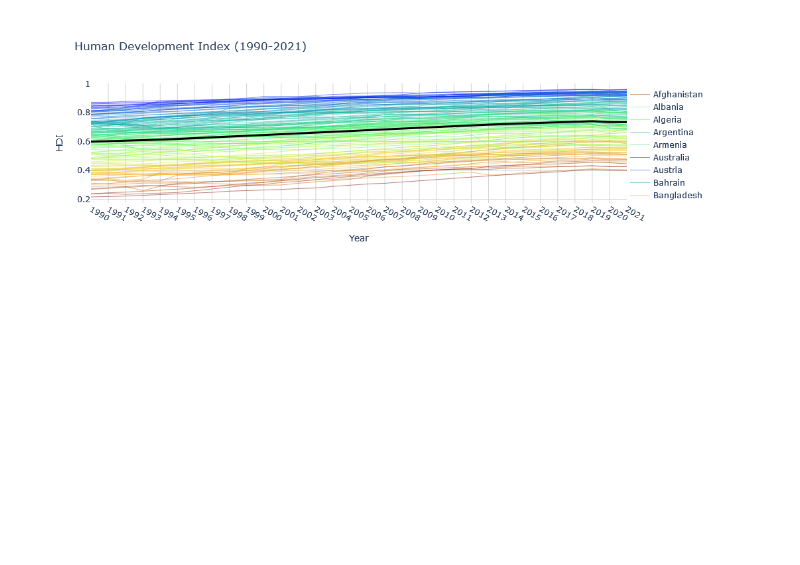
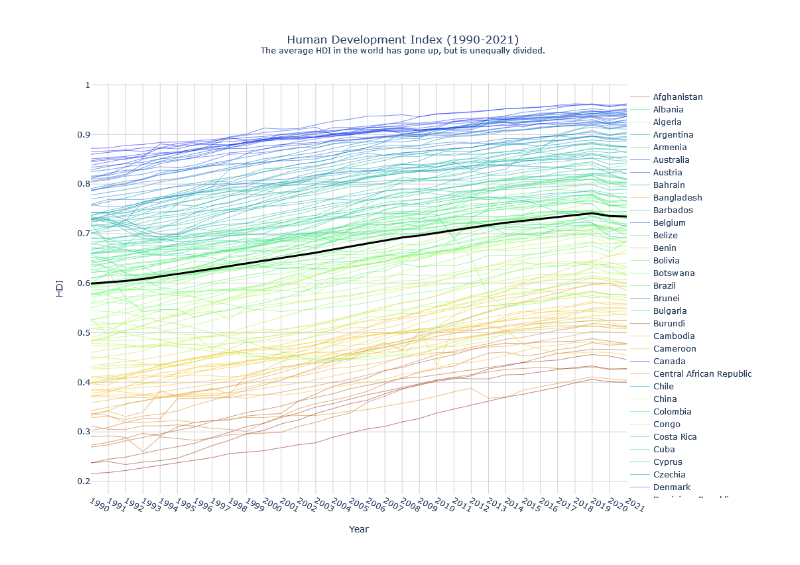
Before and after one commit to dejessias/Surveillance-Crime, a Jupyter notebook: docs/HDI.ipynb, the cells around one changed output. Cells and saved outputs as stored; diff of their text form; code cells hidden in the pictures; blank space fills up the shorter version.

```diff
--- a/docs/HDI.ipynb
+++ b/docs/HDI.ipynb
@@ -63,33 +63,39 @@ world_avg = hdi_data.iloc[:, :].mean(axis=0)
 fig.add_trace(go.Scatter(
     x=years,
     y=world_avg,
     mode='lines',
     line=dict(width=3, color='black'),
     name='World Mean'
 ))
 
 # Update layout
 fig.update_layout(
-    title='Human Development Index (1990-2021)',
     xaxis_title='Year',
     yaxis_title='HDI',
     showlegend=True,
     legend=dict(orientation="v", yanchor="top", y=0.99, xanchor="left", x=1),
     plot_bgcolor='white',
     autosize = True,
-    height = 800
+    height = 800,
+    title={
+        'text' : 'Human Development Index (1990-2021)<br><sup>The average HDI in the world has gone up, but is unequally divided.</sup>',
+        'y':0.95,
+        'x':0.5,
+        'xanchor': 'center',
+        'yanchor': 'top'
+    }
 )
 
 # Customize hover label formatting
 fig.update_traces(
     hovertemplate='Year: %{x}<br>HDI: %{y}'
 )
 
 # Add gridlines
 fig.update_xaxes(showgrid=True, gridwidth=1, gridcolor='lightgrey')
 fig.update_yaxes(showgrid=True, gridwidth=1, gridcolor='lightgrey')
 
 # Show the figure
 fig.show()
 # %% [output]
-[figure, old version]
+[figure, new version]
```
Also changed, not shown: 41 other files.
